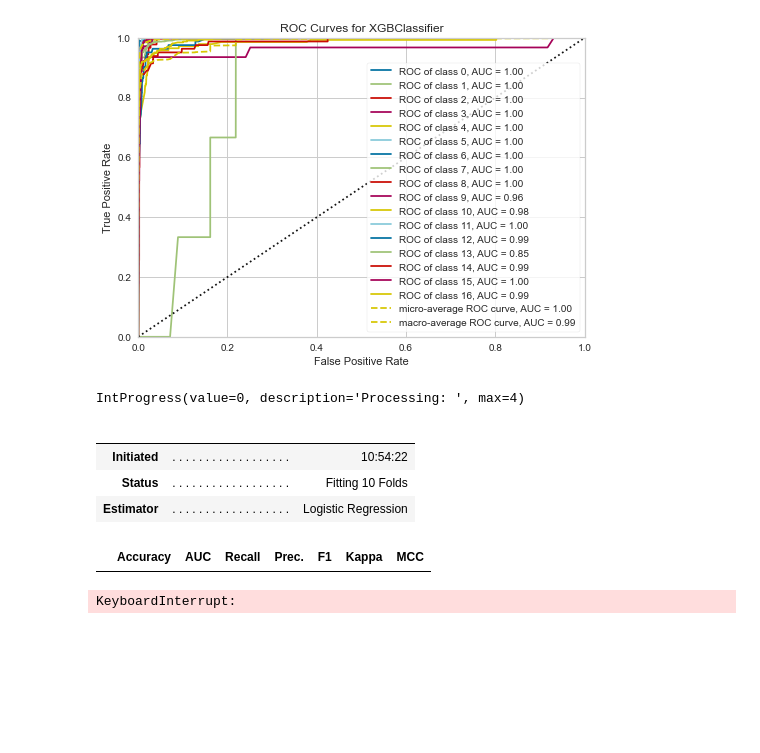
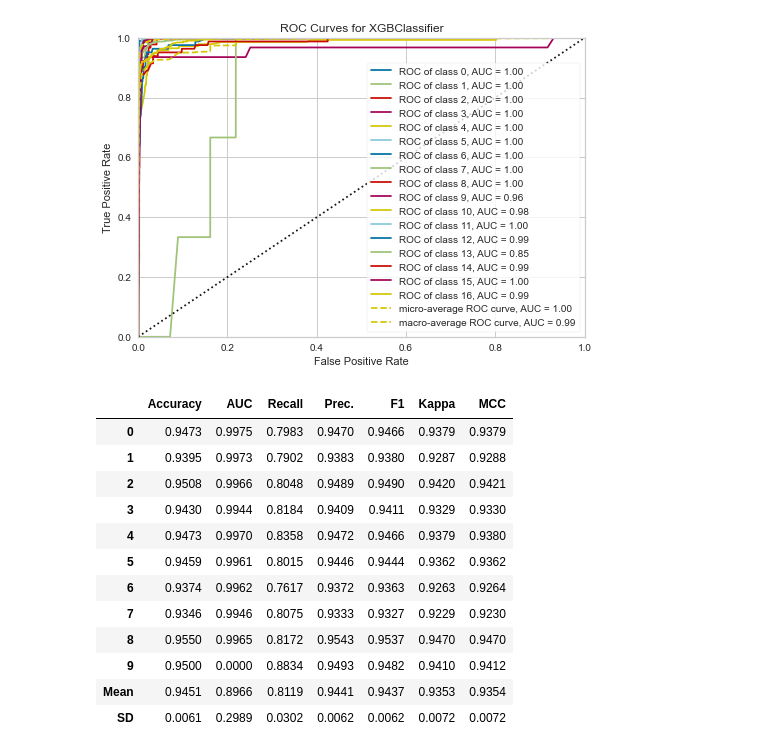
Before and after one commit to montgoz007/bugs-caret, a Jupyter notebook: pathway_classify.ipynb, the cells around one changed output. Drawn from its saved outputs; the diff is of its cells as text; code cells hidden in the pictures; blank space fills up the shorter version.

Commit message:
ensemble and blended models @0.9454

```diff
--- a/pathway_classify.ipynb
+++ b/pathway_classify.ipynb
@@ -552,18 +552,24 @@ plot_model(tuned_xgboost)
 # %%
 #blend all models
 #blend_all = blend_models()
 #create models for blending
-lr = create_model('lr')
+#lr = create_model('lr')
 rf = create_model('rf')
-knn = create_model('knn')
+#knn = create_model('knn')
+et = create_model('et')
 #blend trained models
-blend_specific = blend_models(estimator_list = [lr,rf,knn])
+blend_specific = blend_models(estimator_list = [tuned_xgboost,rf,et])
 # %% [output]
-IntProgress(value=0, description='Processing: ', max=4)
-|  |  |  |
-|  |  |  |
-| Initiated | . . . . . . . . . . . . . . . . . . | 10:54:22 |
-| Status | . . . . . . . . . . . . . . . . . . | Fitting 10 Folds |
-| Estimator | . . . . . . . . . . . . . . . . . . | Logistic Regression |
+|  | Accuracy | AUC | Recall | Prec. | F1 | Kappa | MCC |
+| 0 | 0.9473 | 0.9975 | 0.7983 | 0.9470 | 0.9466 | 0.9379 | 0.9379 |
+| 1 | 0.9395 | 0.9973 | 0.7902 | 0.9383 | 0.9380 | 0.9287 | 0.9288 |
+| 2 | 0.9508 | 0.9966 | 0.8048 | 0.9489 | 0.9490 | 0.9420 | 0.9421 |
+| 3 | 0.9430 | 0.9944 | 0.8184 | 0.9409 | 0.9411 | 0.9329 | 0.9330 |
+| 4 | 0.9473 | 0.9970 | 0.8358 | 0.9472 | 0.9466 | 0.9379 | 0.9380 |
+| 5 | 0.9459 | 0.9961 | 0.8015 | 0.9446 | 0.9444 | 0.9362 | 0.9362 |
+| 6 | 0.9374 | 0.9962 | 0.7617 | 0.9372 | 0.9363 | 0.9263 | 0.9264 |
+| 7 | 0.9346 | 0.9946 | 0.8075 | 0.9333 | 0.9327 | 0.9229 | 0.9230 |
+| 8 | 0.9550 | 0.9965 | 0.8172 | 0.9543 | 0.9537 | 0.9470 | 0.9470 |
+| 9 | 0.9500 | 0.0000 | 0.8834 | 0.9493 | 0.9482 | 0.9410 | 0.9412 |
+| Mean | 0.9451 | 0.8966 | 0.8119 | 0.9441 | 0.9437 | 0.9353 | 0.9354 |
+| SD | 0.0061 | 0.2989 | 0.0302 | 0.0062 | 0.0062 | 0.0072 | 0.0072 |
-|  | Accuracy | AUC | Recall | Prec. | F1 | Kappa | MCC |
-KeyboardInterrupt:
```
Also changed, not shown: parts of 3 cells of this notebook, 3 other files.
